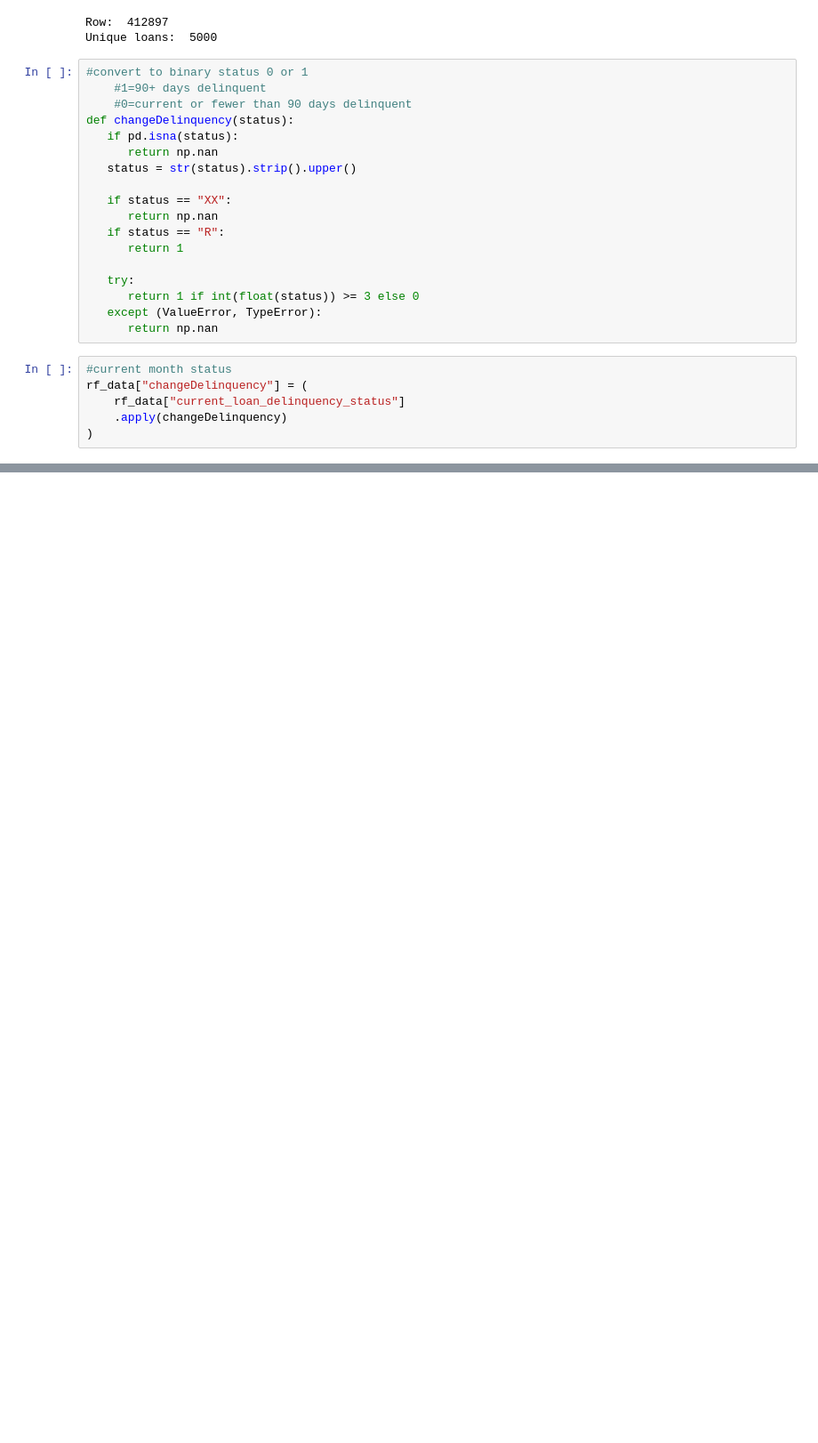
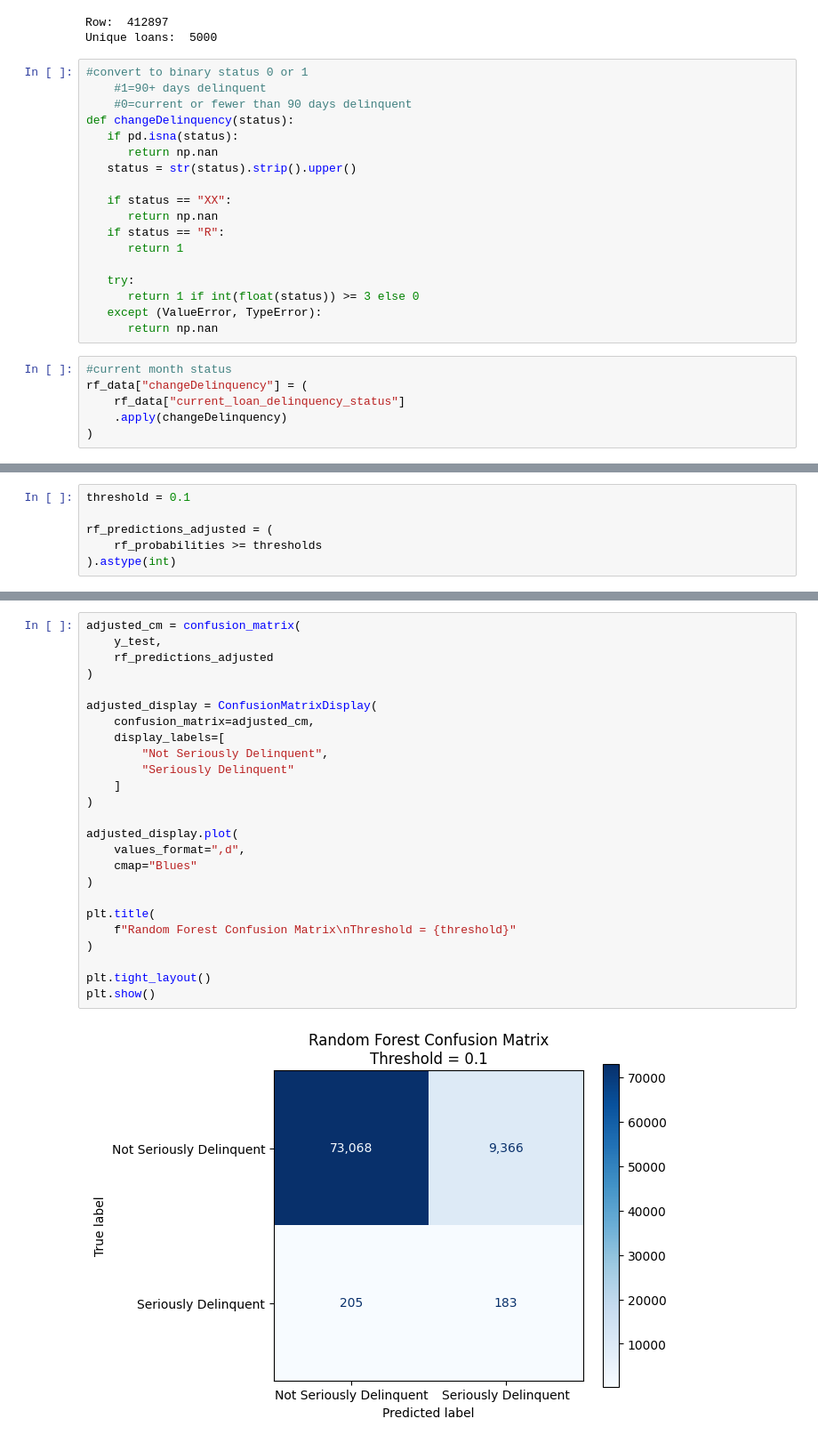
Before and after one commit to gianellarobles/ML_Finance_Project, a Jupyter notebook: code.ipynb, the cells around one changed output, grey strips where cells are left out. Shown at 89% size. Saved outputs shown, nothing was run; the diff lists cells and outputs as text; blank space fills up the shorter version.

```diff
--- a/code.ipynb
+++ b/code.ipynb
@@ -178,0 +682,6 @@ rf_data["changeDelinquency"] = (
+# %%
+threshold = 0.1
+
+rf_predictions_adjusted = (
+    rf_probabilities >= thresholds
+).astype(int)
@@ -178,0 +712,27 @@ rf_data["changeDelinquency"] = (
+# %%
+adjusted_cm = confusion_matrix(
+    y_test,
+    rf_predictions_adjusted
+)
+
+adjusted_display = ConfusionMatrixDisplay(
+    confusion_matrix=adjusted_cm,
+    display_labels=[
+        "Not Seriously Delinquent",
+        "Seriously Delinquent"
+    ]
+)
+
+adjusted_display.plot(
+    values_format=",d",
+    cmap="Blues"
+)
+
+plt.title(
+    f"Random Forest Confusion Matrix\nThreshold = {threshold}"
+)
+
+plt.tight_layout()
+plt.show()
+# %% [output]
+[figure, added]
```
Also changed, not shown: parts of 24 cells of this notebook.
